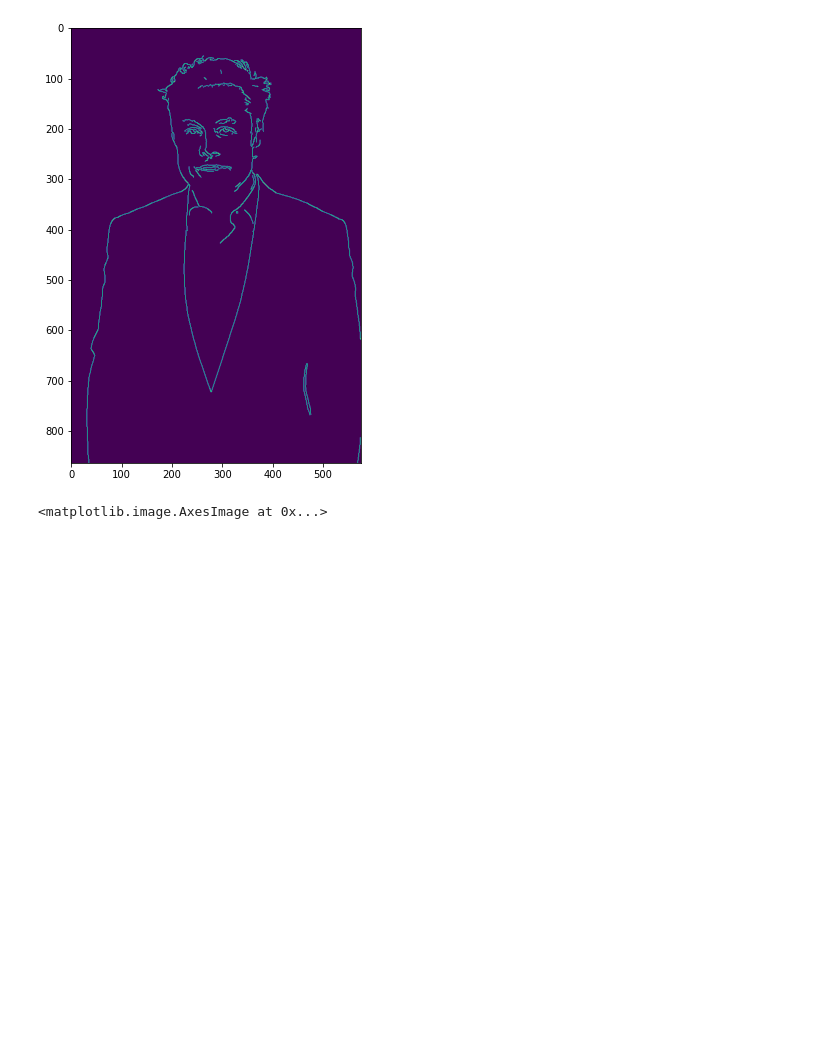
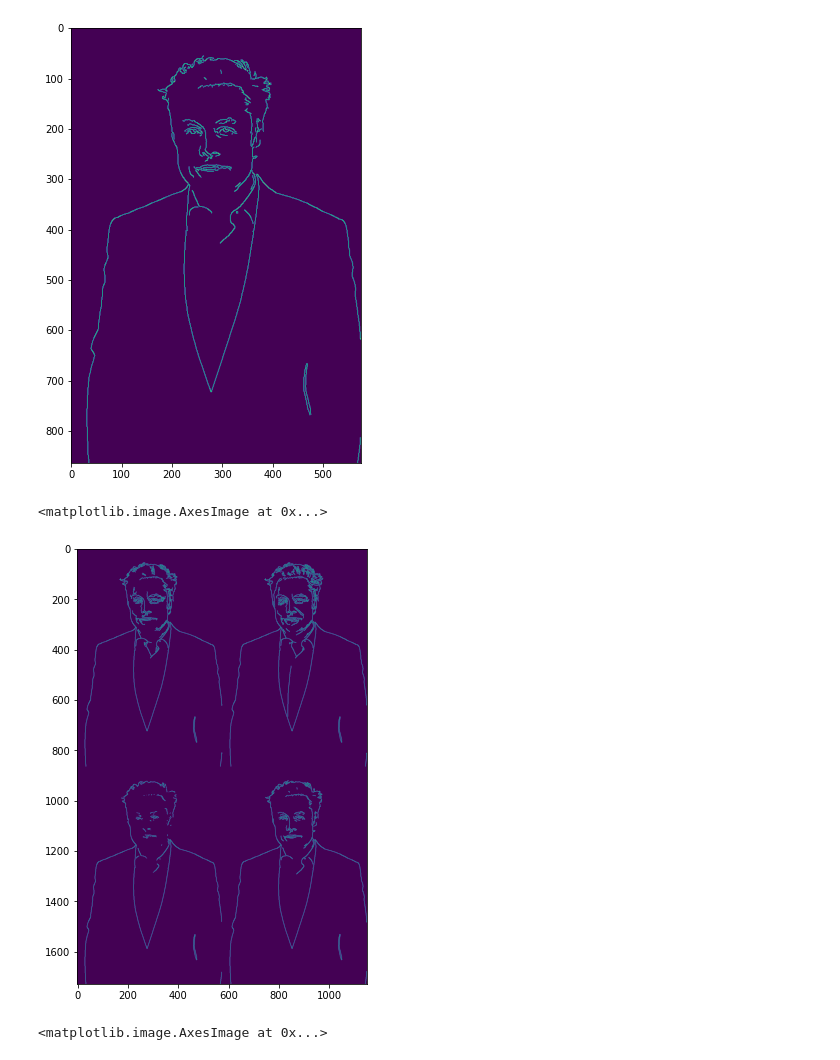
Before and after one commit to tamagusko/intro_opencv, a Jupyter notebook: edgeDetection.ipynb, the cells around one changed output. Drawn from its saved outputs; the diff is of its cells as text; code cells hidden in the pictures; blank space fills up the shorter version.

```diff
--- a/edgeDetection.ipynb
+++ b/edgeDetection.ipynb
@@ -80,6 +89,14 @@ plt.imshow(edges)
 # %% [output]
 <matplotlib.image.AxesImage at 0x...>
 [figure]
+# %%
+frame_h_1 = cv2.hconcat((edges_wide, edges_mid)) # concatenate horizontally
+frame_h_2 = cv2.hconcat((edges_tight, edges)) # concatenate horizontally
+frame = cv2.vconcat ((frame_h_1, frame_h_2)) # concatenate verti...
+plt.imshow(frame)
+# %% [output]
+<matplotlib.image.AxesImage at 0x...>
+[figure, added]
 # %%
 edges_original = cv2.Canny(image=elon_musk, threshold1=120, threshold2=200)
 plt.imshow(edges_original)
```
Also changed, not shown: parts of 6 cells of this notebook.
